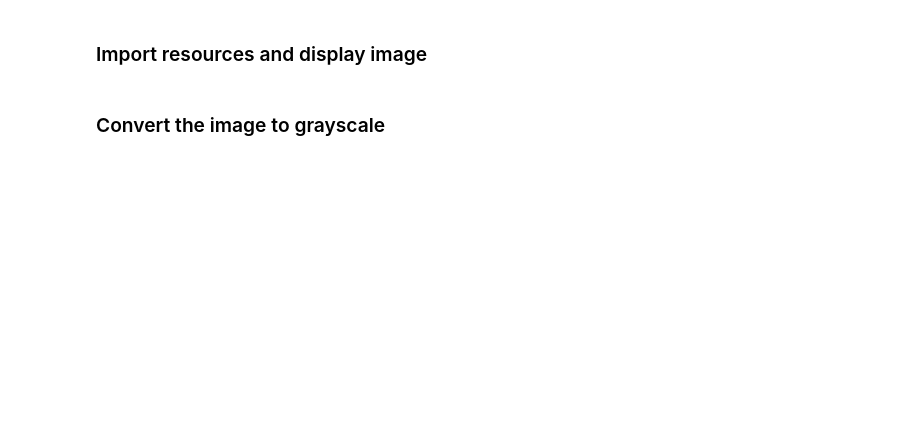
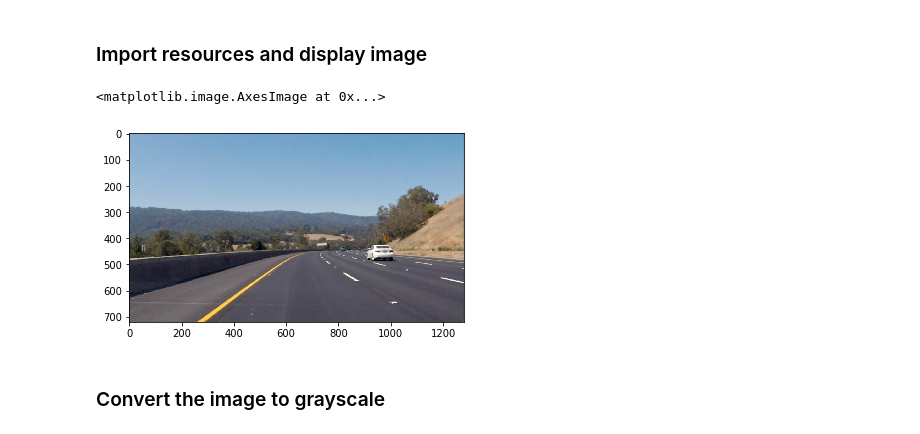
Before and after one commit to olivetom/bertelsmann, a Jupyter notebook: Lesson06/notebooks/25-Finding Edges and Custom Kernels.ipynb, the cells around one changed output. Saved outputs shown, nothing was run; the diff lists cells and outputs as text; code cells hidden in the pictures; blank space fills up the shorter version.

```diff
--- a/Lesson06/notebooks/25-Finding Edges and Custom Kernels.ipynb
+++ b/Lesson06/notebooks/25-Finding Edges and Custom Kernels.ipynb
@@ -7,16 +10,19 @@
 # %%
 import matplotlib.pyplot as plt
 import matplotlib.image as mpimg
 
 import cv2
 import numpy as np
 
 %matplotlib inline
 
 # Read in the image
-image = mpimg.imread('images/curved_lane.jpg')
+image = mpimg.imread('Lesson06/data/curved_lane.jpg')
 
 plt.imshow(image)
+# %% [output]
+<matplotlib.image.AxesImage at 0x...>
+[figure, added]
 # %% [markdown]
 ### Convert the image to grayscale
 # %%
```
Also changed, not shown: parts of 5 cells of this notebook, 6 other files.
